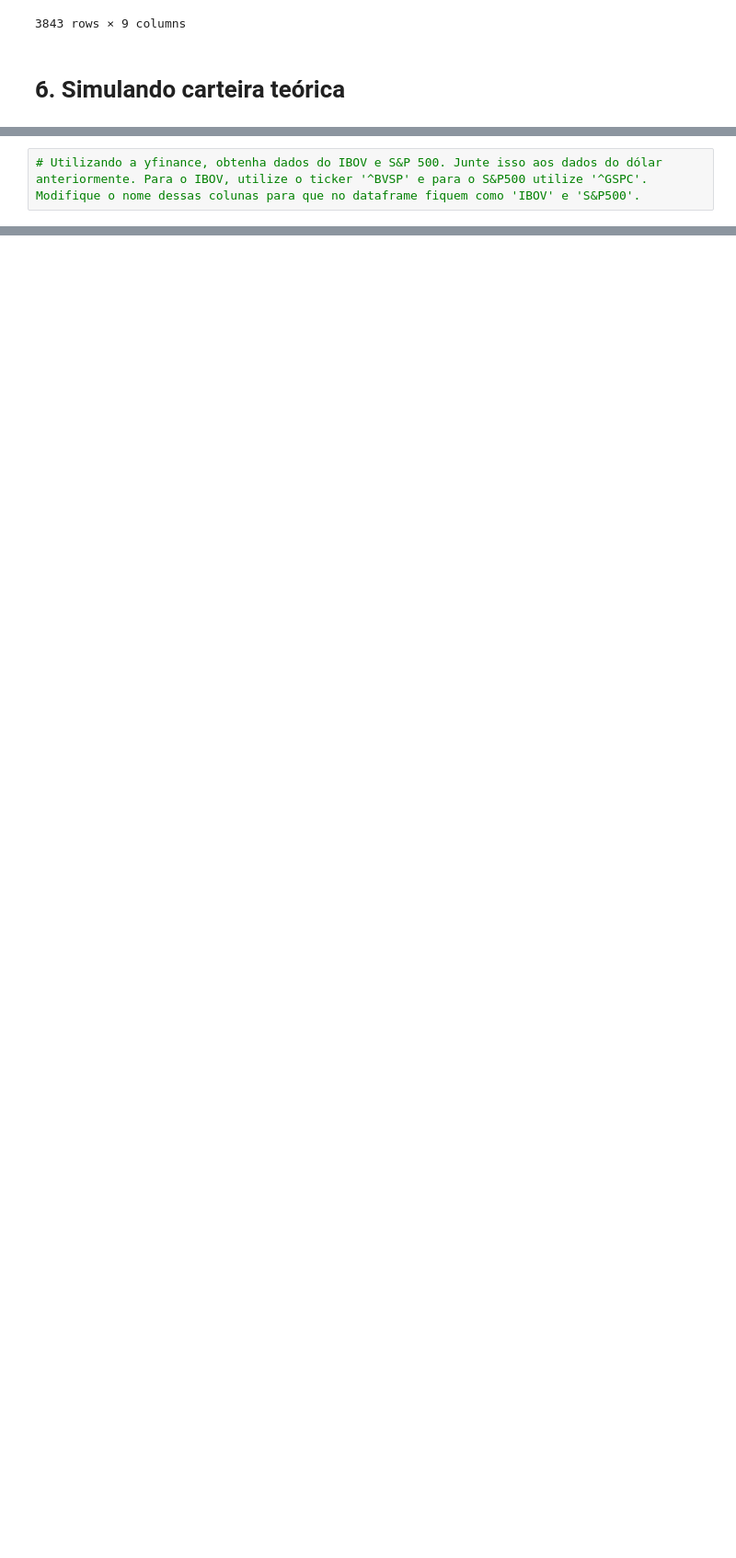
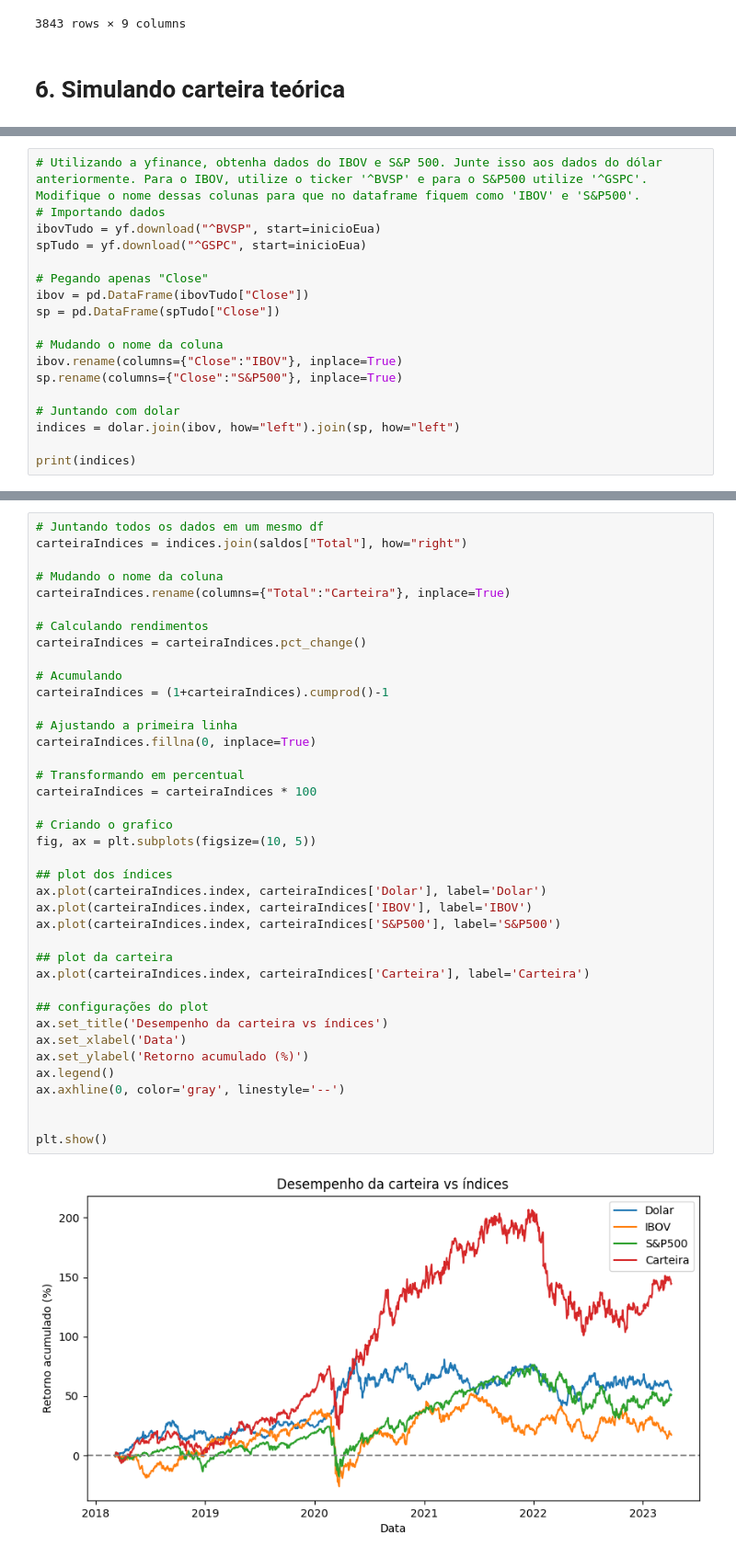
Before and after one commit to rubemmnf/Mercado-Financeiro, a Jupyter notebook: TradingDados/Case3Mentoria/Exercício Mentoria - Alunos.ipynb, the cells around one changed output, grey strips where cells are left out. Shown: that part at 92% size. Drawn from its saved outputs; the diff is of its cells as text; blank space fills up the shorter version.

```diff
--- a/TradingDados/Case3Mentoria/Exercício Mentoria - Alunos.ipynb
+++ b/TradingDados/Case3Mentoria/Exercício Mentoria - Alunos.ipynb
@@ -216,2 +252,18 @@ print(f"{saldoFim.sum():.2f}")
 # %%
 # Utilizando a yfinance, obtenha dados do IBOV e S&P 500. Junte isso aos dados do dólar anteriormente. Para o IBOV, utilize o ticker '^BVSP' e para o S&P500 utilize '^GSPC'. Modifique o nome dessas colunas para que no dataframe fiquem como 'IBOV' e 'S&P500'.
+# Importando dados
+ibovTudo = yf.download("^BVSP", start=inicioEua)
+spTudo = yf.download("^GSPC", start=inicioEua)
+
+# Pegando apenas "Close"
+ibov = pd.DataFrame(ibovTudo["Close"])
+sp = pd.DataFrame(spTudo["Close"])
+
+# Mudando o nome da coluna
+ibov.rename(columns={"Close":"IBOV"}, inplace=True)
+sp.rename(columns={"Close":"S&P500"}, inplace=True)
+
+# Juntando com dolar
+indices = dolar.join(ibov, how="left").join(sp, how="left")
+
+print(indices)
@@ -219,0 +290,41 @@ print(f"{saldoFim.sum():.2f}")
+# %%
+# Juntando todos os dados em um mesmo df
+carteiraIndices = indices.join(saldos["Total"], how="right")
+
+# Mudando o nome da coluna
+carteiraIndices.rename(columns={"Total":"Carteira"}, inplace=True)
+
+# Calculando rendimentos
+carteiraIndices = carteiraIndices.pct_change()
+
+# Acumulando
+carteiraIndices = (1+carteiraIndices).cumprod()-1
+
+# Ajustando a primeira linha
+carteiraIndices.fillna(0, inplace=True)
+
+# Transformando em percentual
+carteiraIndices = carteiraIndices * 100
+
+# Criando o grafico
+fig, ax = plt.subplots(figsize=(10, 5))
+
+## plot dos índices
+ax.plot(carteiraIndices.index, carteiraIndices['Dolar'], label='Dolar')
+ax.plot(carteiraIndices.index, carteiraIndices['IBOV'], label='IBOV')
+ax.plot(carteiraIndices.index, carteiraIndices['S&P500'], label='S&P500')
+
+## plot da carteira
+ax.plot(carteiraIndices.index, carteiraIndices['Carteira'], label='Carteira')
+
+## configurações do plot
+ax.set_title('Desempenho da carteira vs índices')
+ax.set_xlabel('Data')
+ax.set_ylabel('Retorno acumulado (%)')
+ax.legend()
+ax.axhline(0, color='gray', linestyle='--')
+
+
+plt.show()
+# %% [output]
+[figure, added]
```
Also changed, not shown: parts of 10 cells of this notebook.
